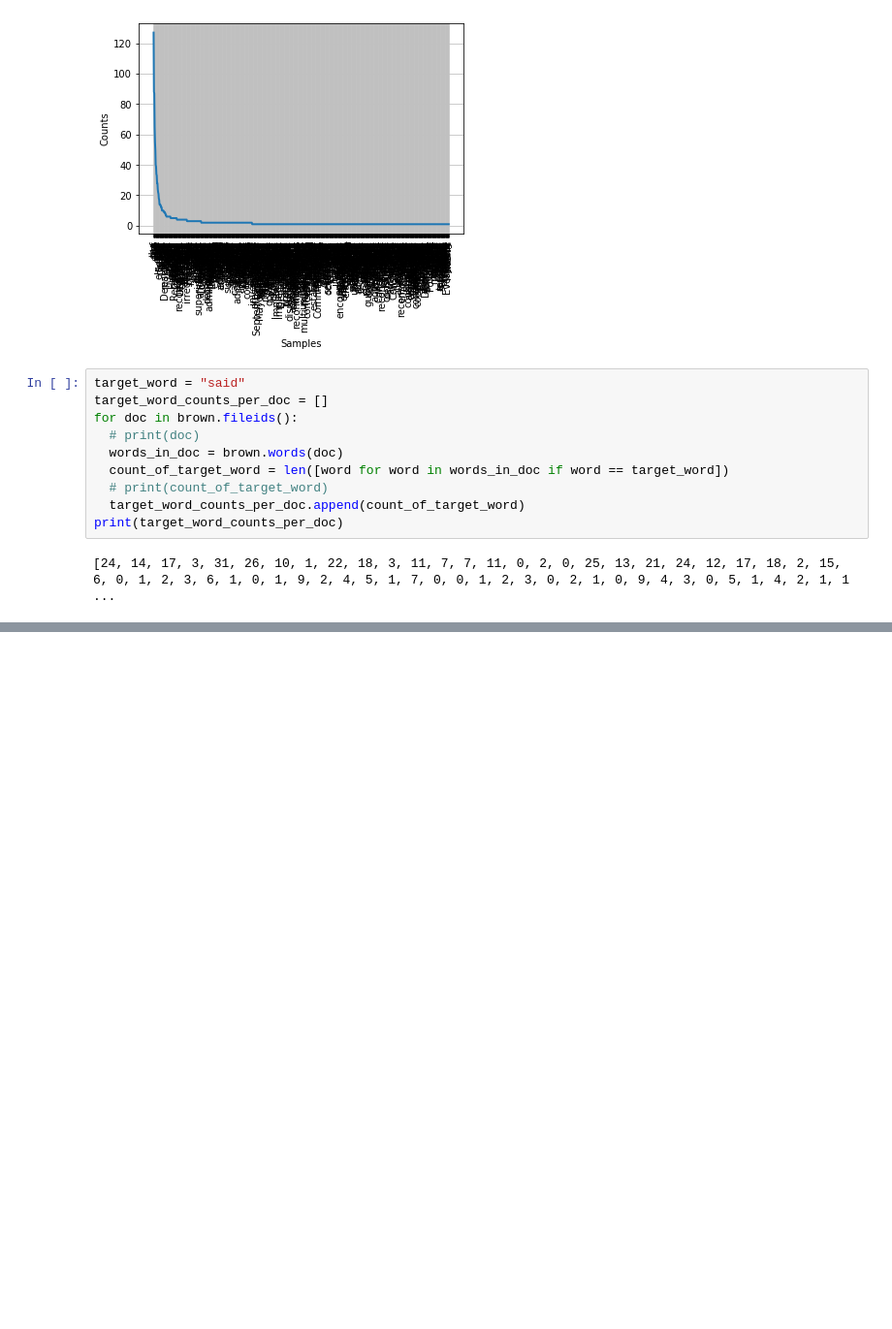
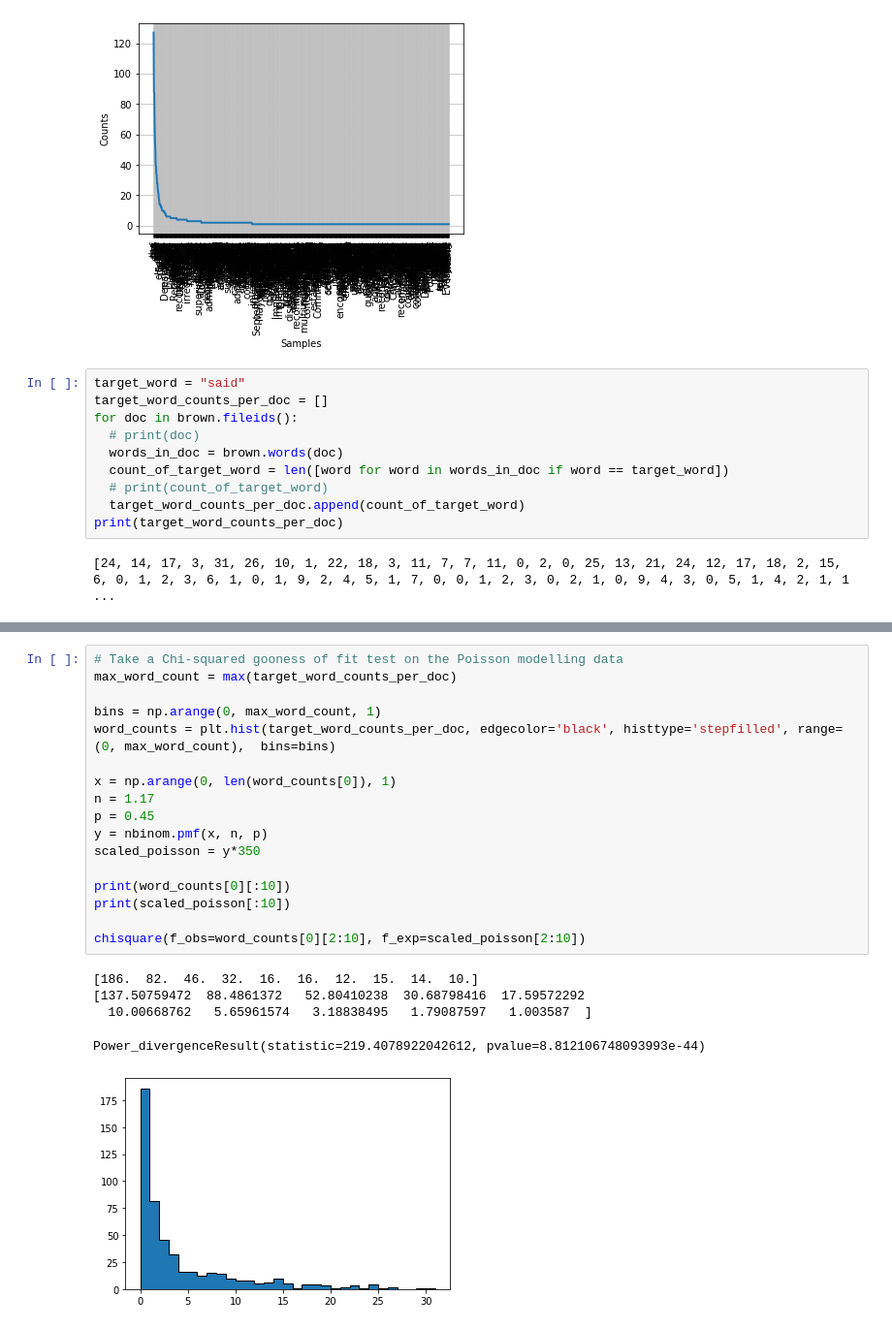
Before and after one commit to puckybreg/625.721-Poisson-Mixtures-Final-Project, a Jupyter notebook: Probability_and_Stochastic_Final_Project.ipynb, the cells around one changed output, grey strips where cells are left out. Shown: that part at 97% size. Drawn from its saved outputs; the diff is of its cells as text; blank space fills up the shorter version.

```diff
--- a/Probability_and_Stochastic_Final_Project.ipynb
+++ b/Probability_and_Stochastic_Final_Project.ipynb
@@ -138,0 +145,23 @@ array([18.90283377, 10.75004156,  6.08004434])
+# %%
+# Take a Chi-squared gooness of fit test on the Poisson modelling data
+max_word_count = max(target_word_counts_per_doc)
+
+bins = np.arange(0, max_word_count, 1)
+word_counts = plt.hist(target_word_counts_per_doc, edgecolor='black', histtype='stepfilled', range=(0, max_word_count),  bins=bins)
+
+x = np.arange(0, len(word_counts[0]), 1)
+n = 1.17
+p = 0.45
+y = nbinom.pmf(x, n, p)
+scaled_poisson = y*350
+
+print(word_counts[0][:10])
+print(scaled_poisson[:10])
+
+chisquare(f_obs=word_counts[0][2:10], f_exp=scaled_poisson[2:10])
+# %% [output]
+[186.  82.  46.  32.  16.  16.  12.  15.  14.  10.]
+[137.50759472  88.4861372   52.80410238  30.68798416  17.59572292
+  10.00668762   5.65961574   3.18838495   1.79087597   1.003587  ]
+Power_divergenceResult(statistic=219.4078922042612, pvalue=8.812106748093993e-44)
+[figure, added]
```
Also changed, not shown: parts of 4 cells of this notebook.
